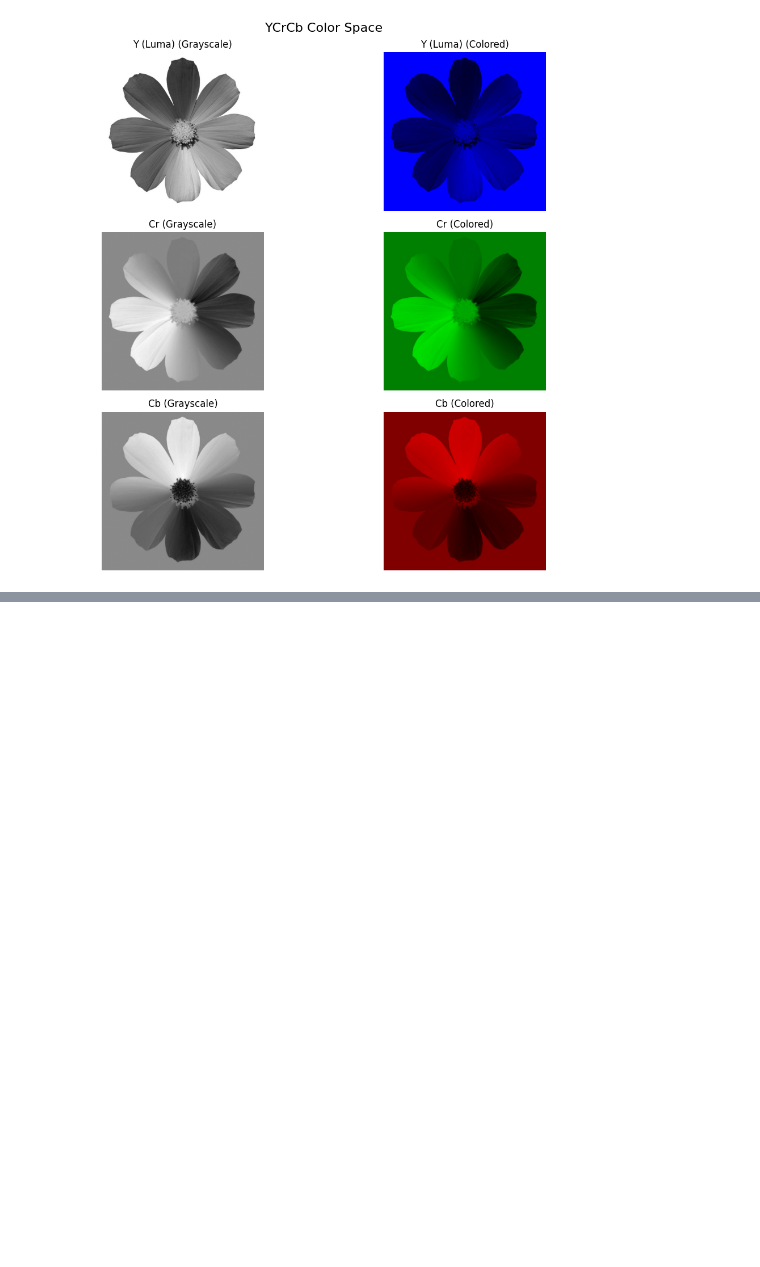
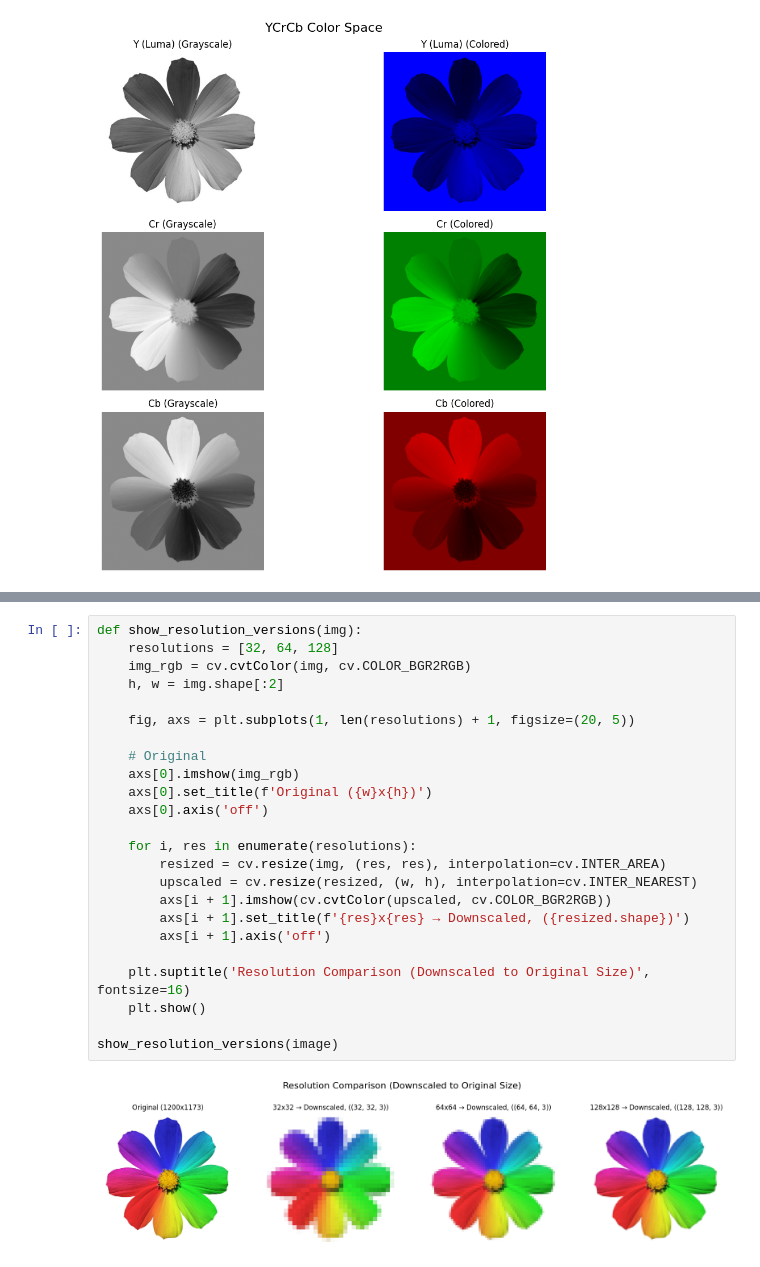
Before and after one commit to S-acharya57/Computer-Vision-Foundations-and-More, a Jupyter notebook: 3. Image Processing/content_tutorial.ipynb, the cells around one changed output, grey strips where cells are left out. Saved outputs shown, nothing was run; the diff lists cells and outputs as text; blank space fills up the shorter version.

```diff
--- a/3. Image Processing/content_tutorial.ipynb
+++ b/3. Image Processing/content_tutorial.ipynb
@@ -206,0 +300,26 @@ visualize_color_space(
+# %%
+def show_resolution_versions(img):
+    resolutions = [32, 64, 128]
+    img_rgb = cv.cvtColor(img, cv.COLOR_BGR2RGB)
+    h, w = img.shape[:2]
+
+    fig, axs = plt.subplots(1, len(resolutions) + 1, figsize=(20, 5))
+
+    # Original
+    axs[0].imshow(img_rgb)
+    axs[0].set_title(f'Original ({w}x{h})')
+    axs[0].axis('off')
+
+    for i, res in enumerate(resolutions):
+        resized = cv.resize(img, (res, res), interpolation=cv.INTER_AREA)
+        upscaled = cv.resize(resized, (w, h), interpolation=cv.INTER_NEAREST)
+        axs[i + 1].imshow(cv.cvtColor(upscaled, cv.COLOR_BGR2RGB))
+        axs[i + 1].set_title(f'{res}x{res} → Downscaled, ({resized.shape})')
+        axs[i + 1].axis('off')
+
+    plt.suptitle('Resolution Comparison (Downscaled to Original Size)', fontsize=16)
+    plt.show()
+
+show_resolution_versions(image)
+# %% [output]
+[figure, added]
```
Also changed, not shown: parts of 14 cells of this notebook, 1 other file.
